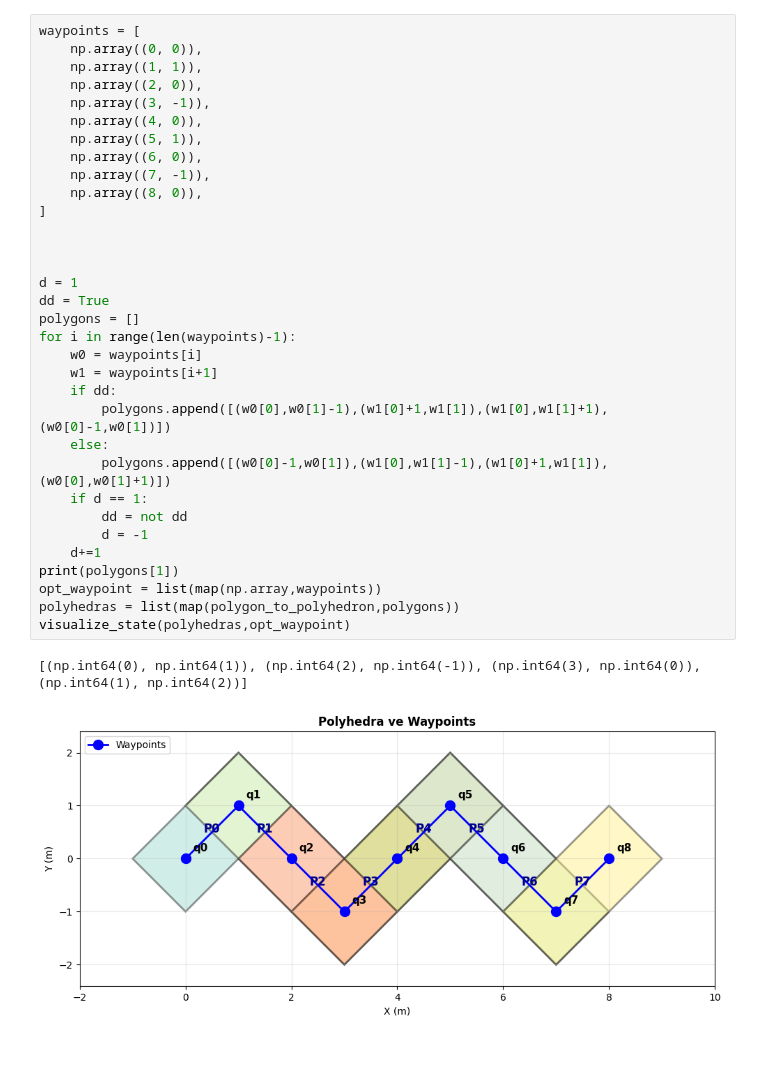
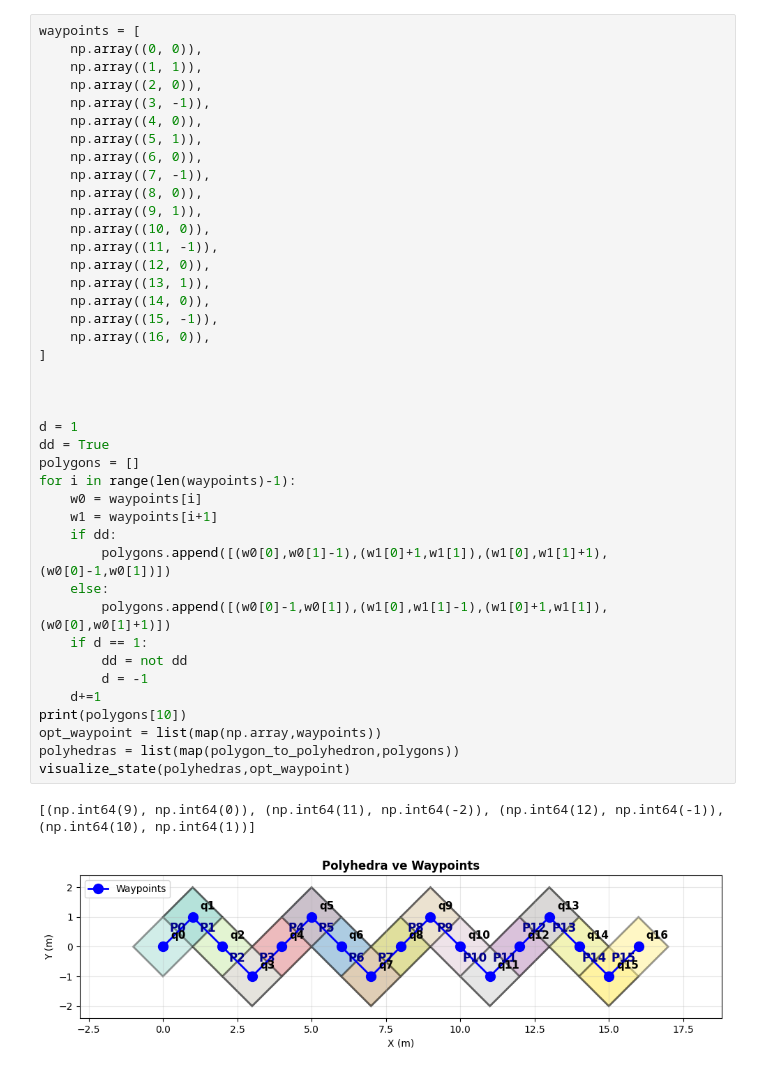
Before and after one commit to DemirDorukDilek/DDoP, a Jupyter notebook: Welcome_To_Colab (7).ipynb, the cells around one changed output. Saved outputs shown, nothing was run; the diff lists cells and outputs as text.

```diff
--- a/Welcome_To_Colab (7).ipynb
+++ b/Welcome_To_Colab (7).ipynb
@@ -80,36 +72,44 @@ waypoints = [
     np.array((1, 1)),
     np.array((2, 0)),
     np.array((3, -1)),
     np.array((4, 0)),
     np.array((5, 1)),
     np.array((6, 0)),
     np.array((7, -1)),
     np.array((8, 0)),
+    np.array((9, 1)),
+    np.array((10, 0)),
+    np.array((11, -1)),
+    np.array((12, 0)),
+    np.array((13, 1)),
+    np.array((14, 0)),
+    np.array((15, -1)),
+    np.array((16, 0)),
 ]
 
 
 
 d = 1
 dd = True
 polygons = []
 for i in range(len(waypoints)-1):
     w0 = waypoints[i]
     w1 = waypoints[i+1]
     if dd:
         polygons.append([(w0[0],w0[1]-1),(w1[0]+1,w1[1]),(w1[0],w1[1]+1),(w0[0]-1,w0[1])])
     else:
         polygons.append([(w0[0]-1,w0[1]),(w1[0],w1[1]-1),(w1[0]+1,w1[1]),(w0[0],w0[1]+1)])
     if d == 1:
         dd = not dd
         d = -1
     d+=1
-print(polygons[1])
+print(polygons[10])
 opt_waypoint = list(map(np.array,waypoints))
 polyhedras = list(map(polygon_to_polyhedron,polygons))
 visualize_state(polyhedras,opt_waypoint)
 # %% [output]
-[(np.int64(0), np.int64(1)), (np.int64(2), np.int64(-1)), (np.int64(3), np.int64(0)), (np.int64(1), np.int64(2))]
+[(np.int64(9), np.int64(0)), (np.int64(11), np.int64(-2)), (np.int64(12), np.int64(-1)), (np.int64(10), np.int64(1))]
-[figure, old version]
+[figure, new version]
 # %%
 def check_piece_feasibility(opt, piece_idx, polyhedron, v_max, a_max, num_samples=50):
     T = opt.Ts[piece_idx]
```
Also changed, not shown: parts of 4 cells of this notebook.
